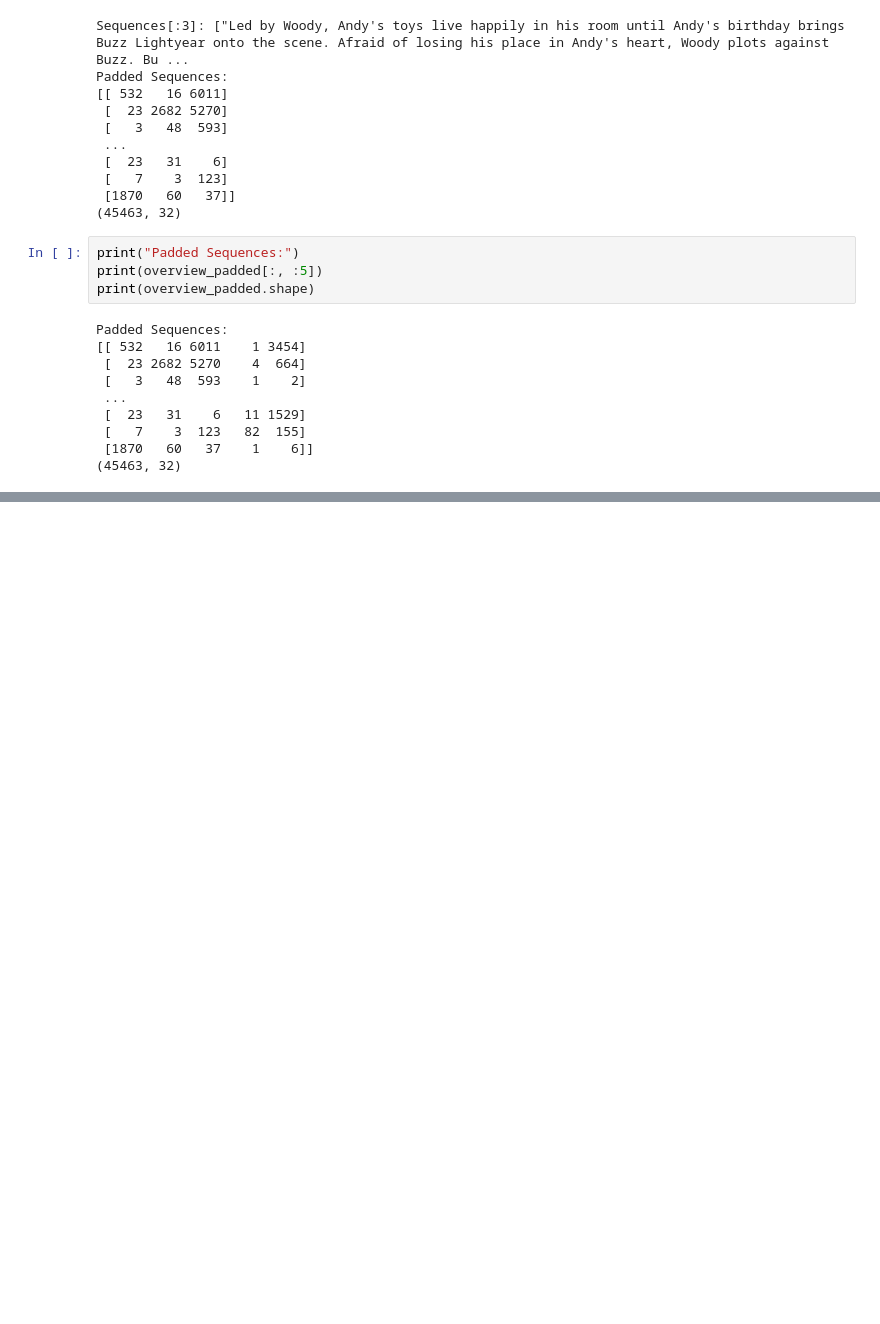
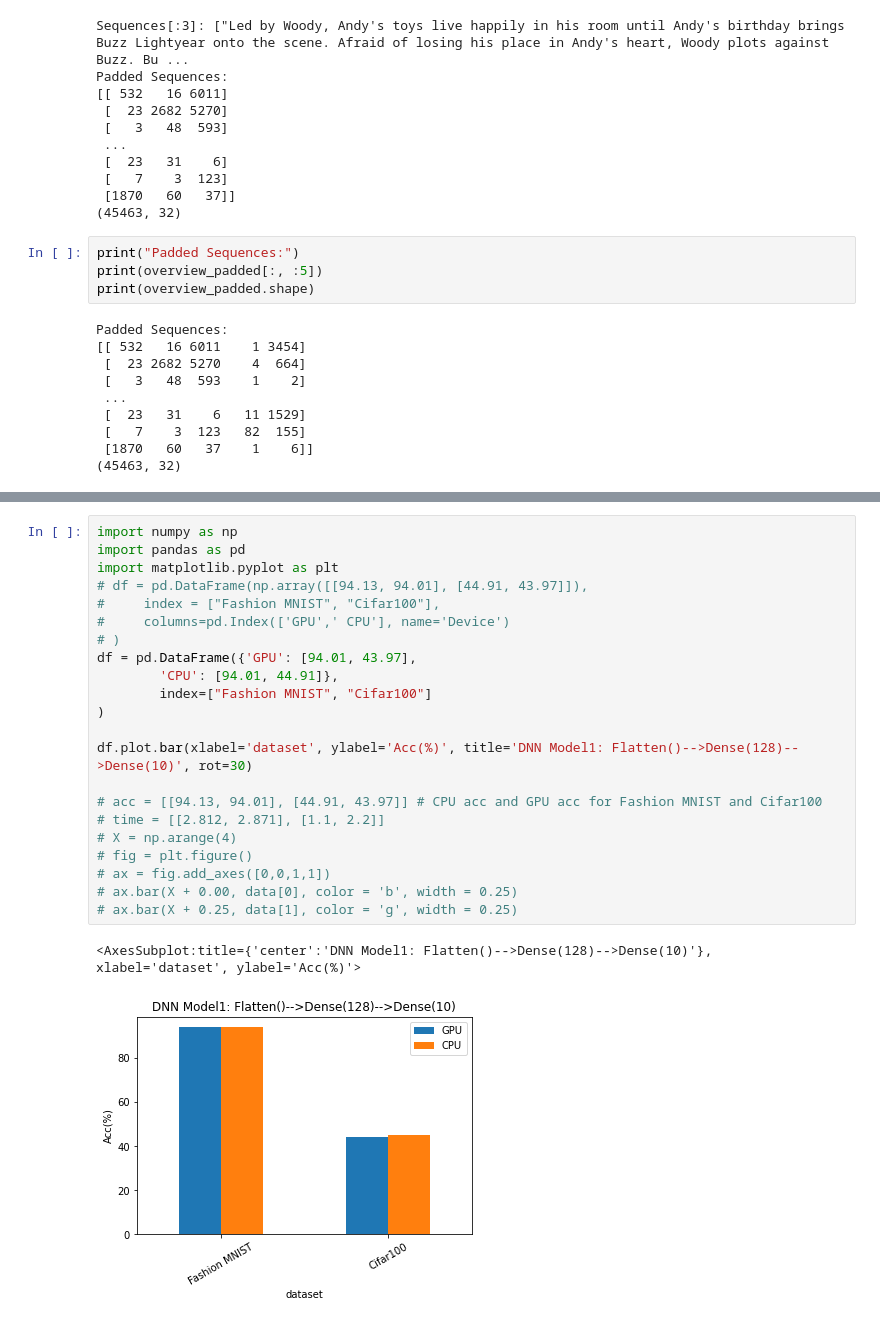
Before and after one commit to drago1234/CSE5525-Final-Project, a Jupyter notebook: quick_test.ipynb, the cells around one changed output, grey strips where cells are left out. Saved outputs shown, nothing was run; the diff lists cells and outputs as text; blank space fills up the shorter version.

```diff
--- a/quick_test.ipynb
+++ b/quick_test.ipynb
@@ -94,0 +135,25 @@ Padded Sequences:
+# %%
+import numpy as np
+import pandas as pd
+import matplotlib.pyplot as plt
+# df = pd.DataFrame(np.array([[94.13, 94.01], [44.91, 43.97]]),
+#     index = ["Fashion MNIST", "Cifar100"],
+#     columns=pd.Index(['GPU',' CPU'], name='Device')
+# )
+df = pd.DataFrame({'GPU': [94.01, 43.97],
+        'CPU': [94.01, 44.91]},
+        index=["Fashion MNIST", "Cifar100"]
+)
+
+df.plot.bar(xlabel='dataset', ylabel='Acc(%)', title='DNN Model1: Flatten()-->Dense(128)-->Dense(10)', rot=30)
+
+# acc = [[94.13, 94.01], [44.91, 43.97]] # CPU acc and GPU acc for Fashion MNIST and Cifar100
+# time = [[2.812, 2.871], [1.1, 2.2]]
+# X = np.arange(4)
+# fig = plt.figure()
+# ax = fig.add_axes([0,0,1,1])
+# ax.bar(X + 0.00, data[0], color = 'b', width = 0.25)
+# ax.bar(X + 0.25, data[1], color = 'g', width = 0.25)
+# %% [output]
+<AxesSubplot:title={'center':'DNN Model1: Flatten()-->Dense(128)-->Dense(10)'}, xlabel='dataset', ylabel='Acc(%)'>
+[figure, added]
```
Also changed, not shown: parts of 9 cells of this notebook, 1 other file.
